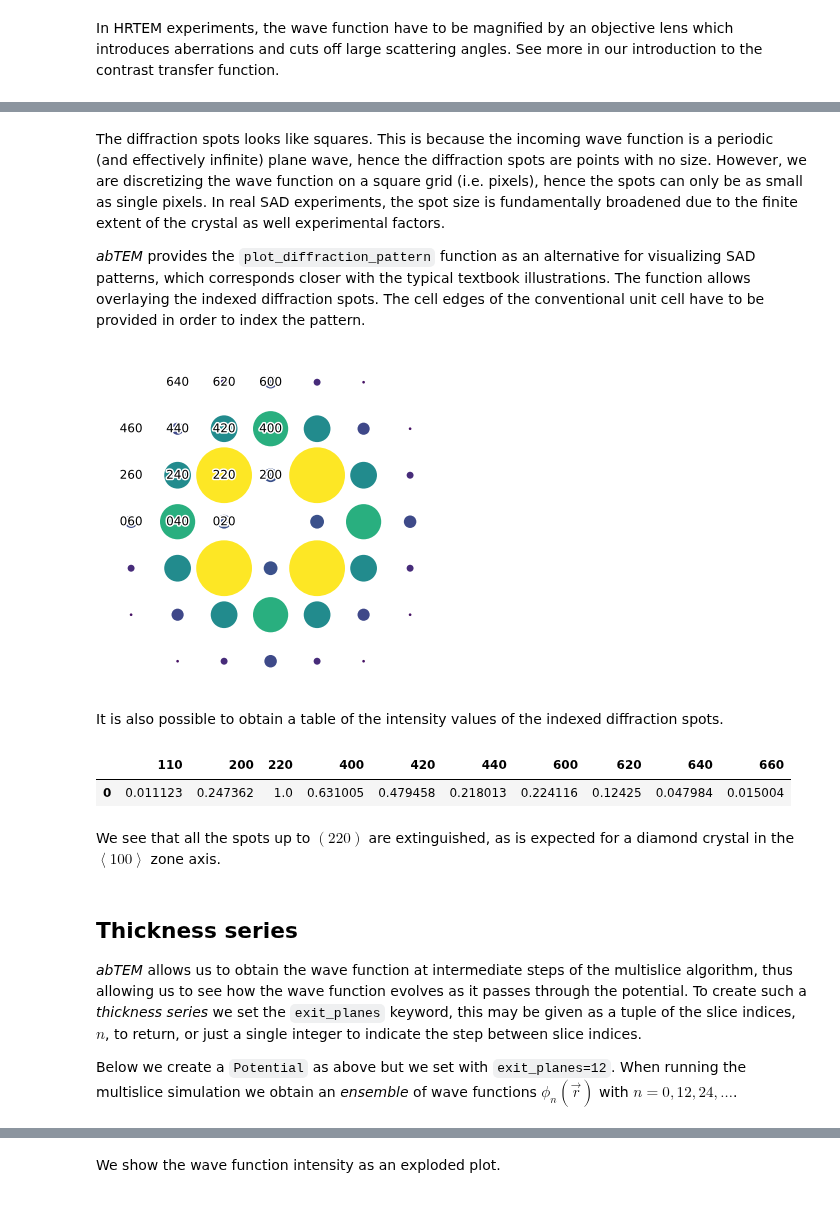
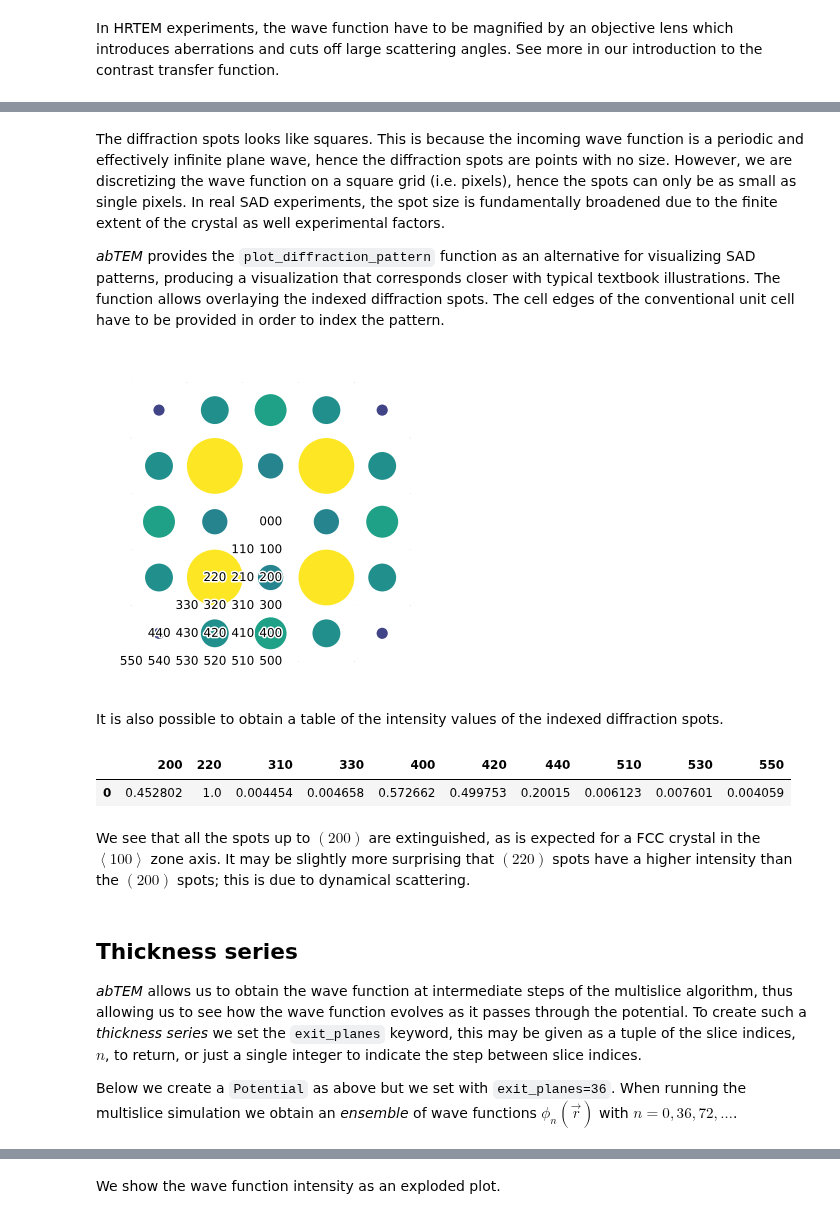
Before and after one commit to abTEM/doc, a Jupyter notebook: docs/user_guide/walkthrough/multislice.ipynb, the cells around one changed output, grey strips where cells are left out. Drawn from its saved outputs; the diff is of its cells as text; code cells hidden in the pictures.

```diff
--- a/docs/user_guide/walkthrough/multislice.ipynb
+++ b/docs/user_guide/walkthrough/multislice.ipynb
@@ -58,7 +58,7 @@ Phonon scattering is not included in the following, inclusions of phonons is imp
 
 Below we create a `Potential` representing gold in the $\left<100\right>$ zone axis and use a `PlaneWave` as the initial wave function.
 # %%
-atoms = bulk("Au", cubic=True) * (1, 1, 40)
+atoms = bulk("Au", cubic=True) * (1, 1, 35)
 
 abtem.show_atoms(atoms, show_periodic=True, scale=0.9);
 # %% [output]
@@ -98,4 +98,4 @@ Below we obtain the `DiffractionPatterns` simulating a [selected area diffractio
 # %%
-diffraction_patterns = exit_wave.diffraction_patterns(block_direct=True, max_angle=40)
+diffraction_patterns = exit_wave.diffraction_patterns(block_direct=True, max_angle=30, parity="odd")
 diffraction_patterns.show();
 # %% [output]
@@ -103,34 +103,38 @@ diffraction_patterns.show();
 # %% [markdown]
-The diffraction spots looks like squares. This is because the incoming wave function is a periodic (and effectively infinite) plane wave, hence the diffraction spots are points with no size. However, we are discretizing the wave function on a square grid (i.e. pixels), hence the spots can only be as small as single pixels. In real SAD experiments, the spot size is fundamentally broadened due to the finite extent of the crystal as well experimental factors.
+The diffraction spots looks like squares. This is because the incoming wave function is a periodic and effectively infinite plane wave, hence the diffraction spots are points with no size. However, we are discretizing the wave function on a square grid (i.e. pixels), hence the spots can only be as small as single pixels. In real SAD experiments, the spot size is fundamentally broadened due to the finite extent of the crystal as well experimental factors.
 
-*abTEM* provides the `plot_diffraction_pattern` function as an alternative for visualizing SAD patterns, which corresponds closer with the typical textbook illustrations. The function allows overlaying the indexed diffraction spots. The cell edges of the conventional unit cell have to be provided in order to index the pattern.
+*abTEM* provides the `plot_diffraction_pattern` function as an alternative for visualizing SAD patterns, producing a visualization that corresponds closer with typical textbook illustrations. The function allows overlaying the indexed diffraction spots. The cell edges of the conventional unit cell have to be provided in order to index the pattern.
 # %%
 from abtem.visualize.mpl import plot_diffraction_pattern
 
 plot_diffraction_pattern(
-    diffraction_patterns, cell_edges=4.08, spot_scale=1.2, spot_threshold=0.02
-)
+    diffraction_patterns, cell=4.08, spot_scale=2,
+);
 # %% [output]
-[figure, old version]
+[figure, new version]
 # %% [markdown]
 It is also possible to obtain a table of the intensity values of the indexed diffraction spots.
 # %%
-from abtem.measure.indexing import tabulate_diffraction_pattern
+from abtem.measurements.indexing import tabulate_diffraction_pattern
 
 table = tabulate_diffraction_pattern(
-    diffraction_patterns, cell_edges=4.08, normalize=True, return_data_frame=True
+    diffraction_patterns,
+    cell=4.08,
+    normalize=True,
+    return_data_frame=True,
+    spot_threshold=0.001,
 )
 table
 # %% [output]
-|  | 110 | 200 | 220 | 400 | 420 | 440 | 600 | 620 | 640 | 660 |
-| 0 | 0.011123 | 0.247362 | 1.0 | 0.631005 | 0.479458 | 0.218013 | 0.224116 | 0.12425 | 0.047984 | 0.015004 |
+|  | 200 | 220 | 310 | 330 | 400 | 420 | 440 | 510 | 530 | 550 |
+| 0 | 0.452802 | 1.0 | 0.004454 | 0.004658 | 0.572662 | 0.499753 | 0.20015 | 0.006123 | 0.007601 | 0.004059 |
 # %% [markdown]
-We see that all the spots up to $(220)$ are extinguished, as is expected for a diamond crystal in the $\left<100\right>$ zone axis.
+We see that all the spots up to $(200)$ are extinguished, as is expected for a FCC crystal in the $\left<100\right>$ zone axis. It may be slightly more surprising that $(220)$ spots have a higher intensity than the $(200)$ spots; this is due to dynamical scattering.
 # %% [markdown]
 ## Thickness series
 
 *abTEM* allows us to obtain the wave function at intermediate steps of the multislice algorithm, thus allowing us to see how the wave function evolves as it passes through the potential. To create such a *thickness series* we set the `exit_planes` keyword, this may be given as a tuple of the slice indices, $n$, to return, or just a single integer to indicate the step between slice indices.
 
-Below we create a `Potential` as above but we set with `exit_planes=12`. When running the multislice simulation we obtain an *ensemble* of wave functions $\phi_n(\vec{r})$ with $n=0,12,24,\ldots$.
+Below we create a `Potential` as above but we set with `exit_planes=36`. When running the multislice simulation we obtain an *ensemble* of wave functions $\phi_n(\vec{r})$ with $n=0,36,72,\ldots$.
 # %%
 potential_series = abtem.Potential(
```
Also changed, not shown: parts of 27 cells of this notebook, 7 other files.
